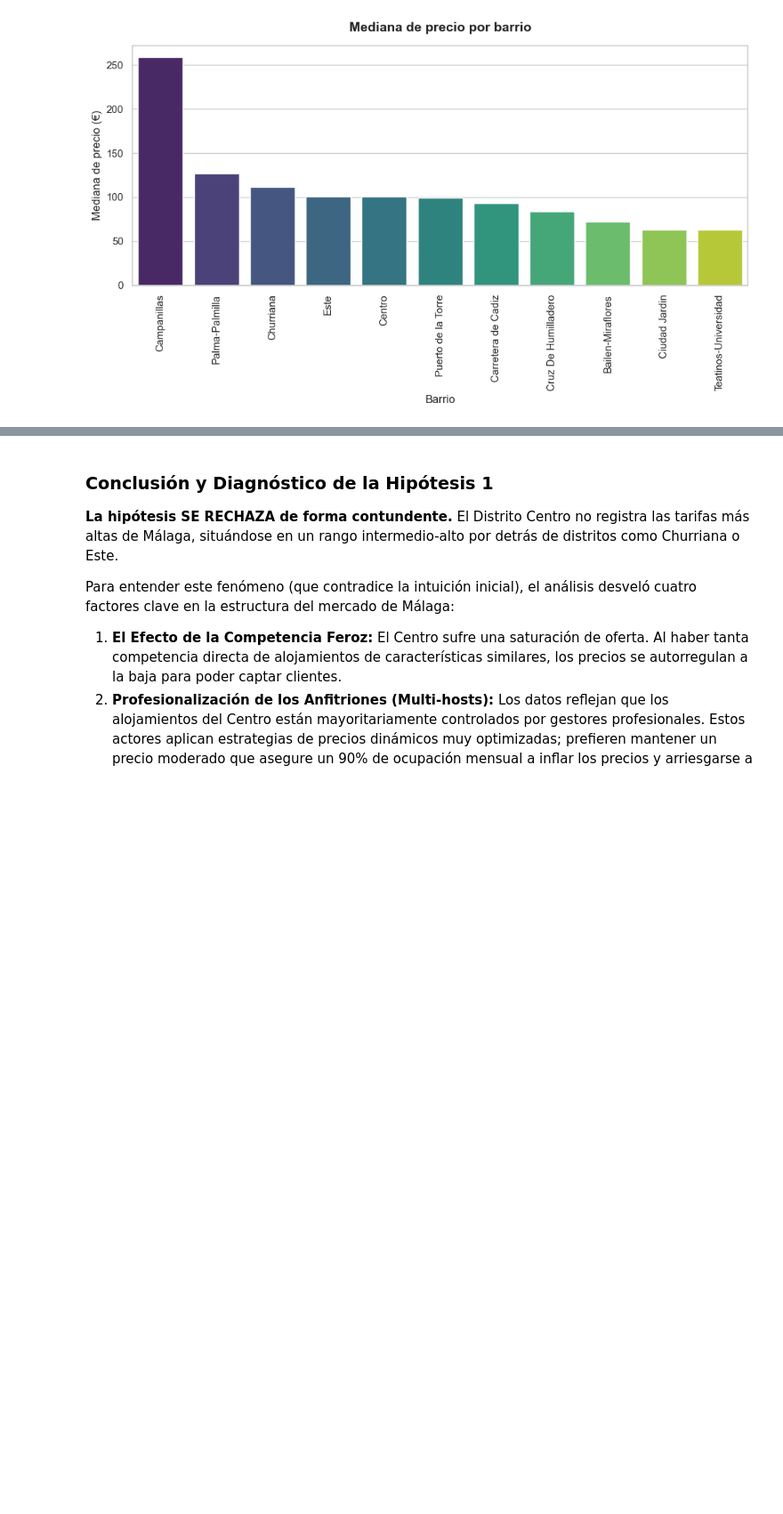
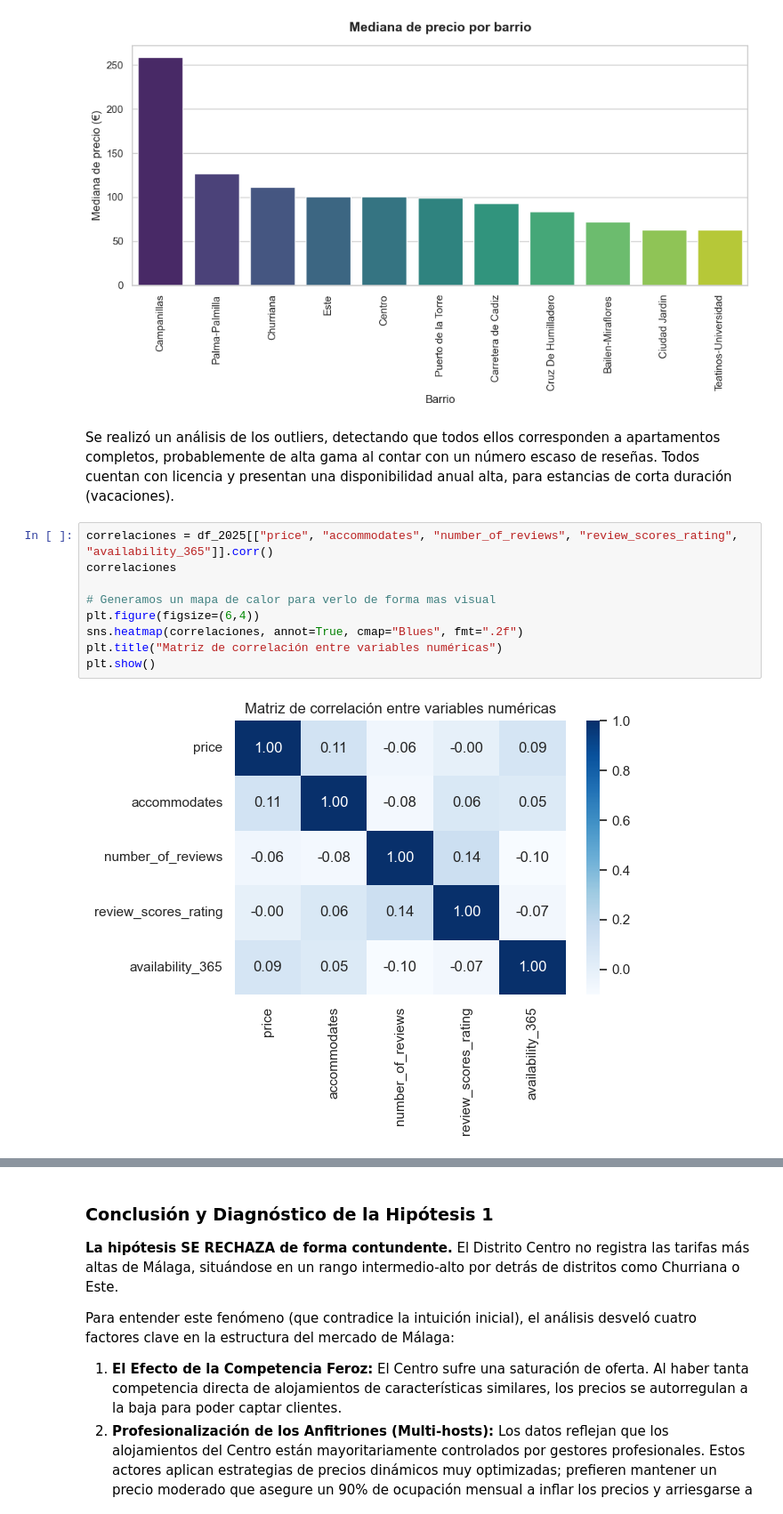
Before and after one commit to MHHsim/Proyect-Break-I, a Jupyter notebook: main.ipynb, the cells around one changed output, grey strips where cells are left out. Shown at 89% size. Drawn from its saved outputs; the diff is of its cells as text; blank space fills up the shorter version.

```diff
--- a/main.ipynb
+++ b/main.ipynb
@@ -249,3 +280,16 @@ Mediana de precios por barrio:
 9          Ciudad Jardin   63.0
 10  Teatinos-Universidad   63.0
 [figure]
+# %% [markdown]
+Se realizó un análisis de los outliers, detectando que todos ellos corresponden a apartamentos completos, probablemente de alta gama al contar con un número escaso de reseñas. Todos cuentan con licencia y presentan una disponibilidad anual alta, para estancias de corta duración (vacaciones).
+# %%
+correlaciones = df_2025[["price", "accommodates", "number_of_reviews", "review_scores_rating", "availability_365"]].corr()
+correlaciones
+
+# Generamos un mapa de calor para verlo de forma mas visual
+plt.figure(figsize=(6,4))
+sns.heatmap(correlaciones, annot=True, cmap="Blues", fmt=".2f")
+plt.title("Matriz de correlación entre variables numéricas")
+plt.show()
+# %% [output]
+[figure, added]
```
Also changed, not shown: parts of 12 cells of this notebook.
